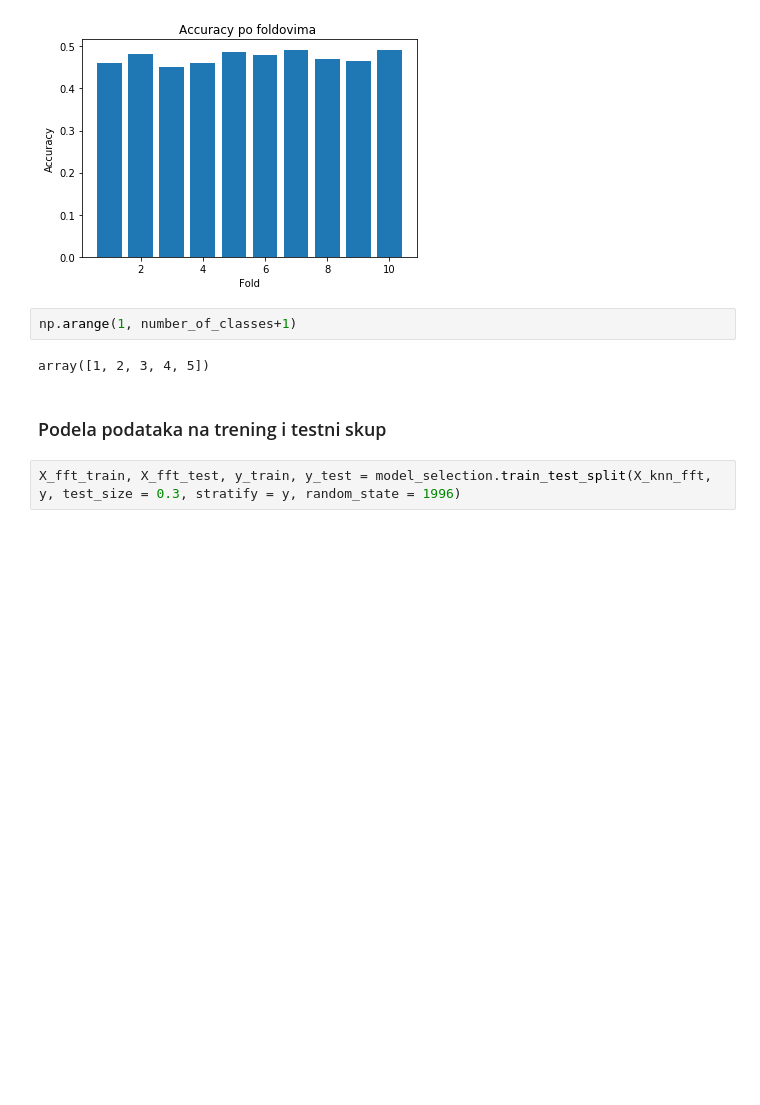
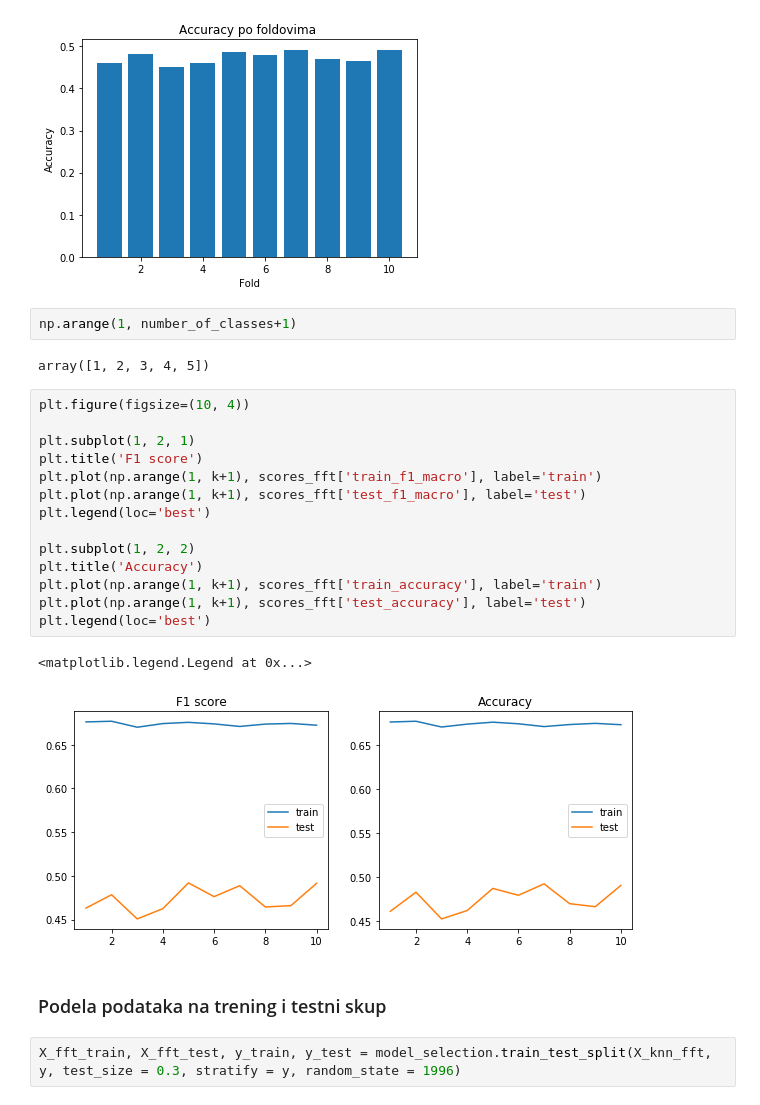
Before and after one commit to Vildana96/Projects, a Jupyter notebook: kNN.ipynb, the cells around one changed output. Drawn from its saved outputs; the diff is of its cells as text; blank space fills up the shorter version.

```diff
--- a/kNN.ipynb
+++ b/kNN.ipynb
@@ -317,6 +334,23 @@ plt.show()
 np.arange(1, number_of_classes+1)
 # %% [output]
 array([1, 2, 3, 4, 5])
+# %%
+plt.figure(figsize=(10, 4))
+
+plt.subplot(1, 2, 1)
+plt.title('F1 score')
+plt.plot(np.arange(1, k+1), scores_fft['train_f1_macro'], label='train')
+plt.plot(np.arange(1, k+1), scores_fft['test_f1_macro'], label='test')
+plt.legend(loc='best')
+
+plt.subplot(1, 2, 2)
+plt.title('Accuracy')
+plt.plot(np.arange(1, k+1), scores_fft['train_accuracy'], label='train')
+plt.plot(np.arange(1, k+1), scores_fft['test_accuracy'], label='test')
+plt.legend(loc='best')
+# %% [output]
+<matplotlib.legend.Legend at 0x...>
+[figure, added]
 # %% [markdown]
 ### Podela podataka na trening i testni skup
 # %%
```
Also changed, not shown: parts of 1 cell of this notebook.
